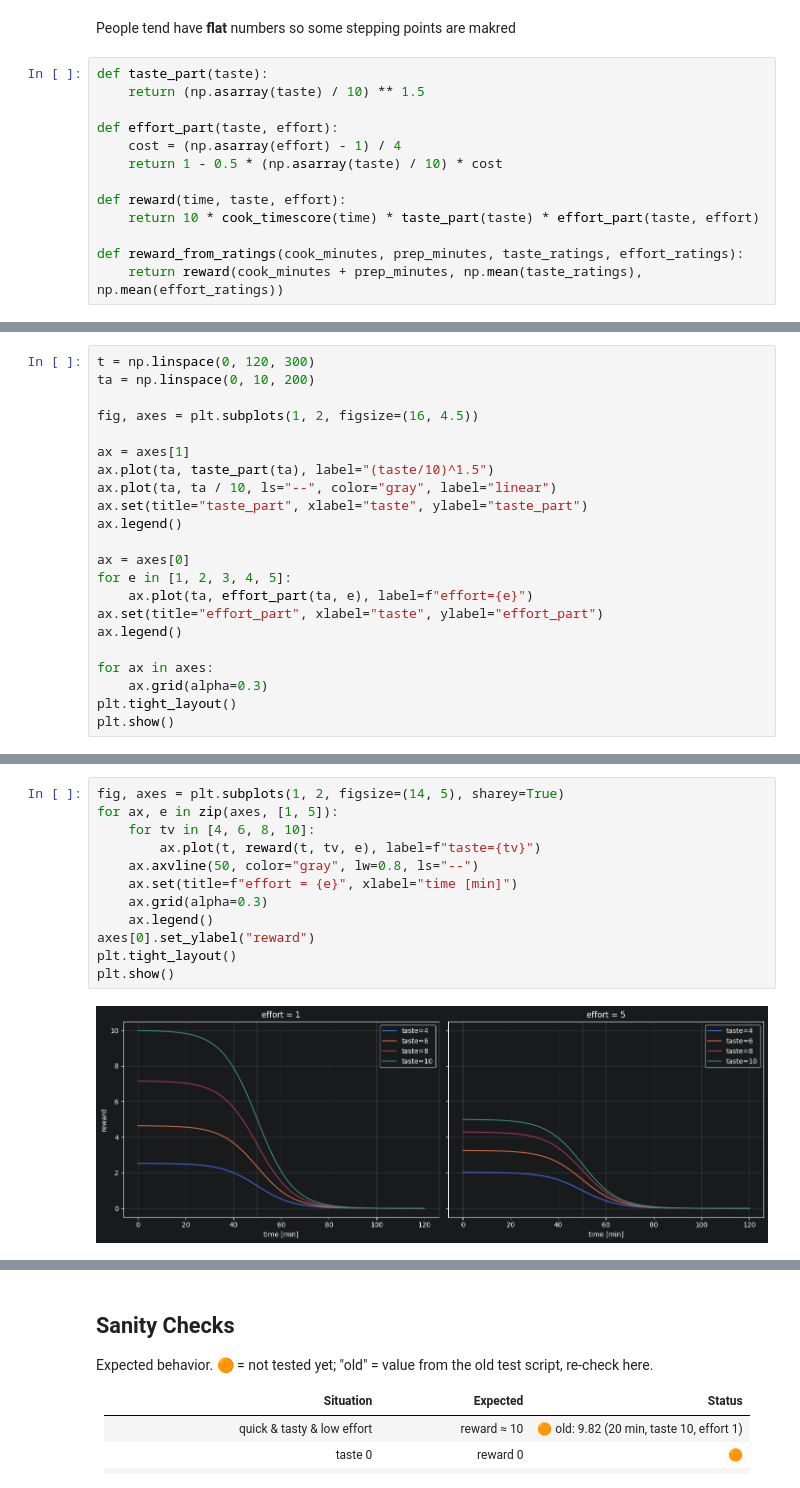
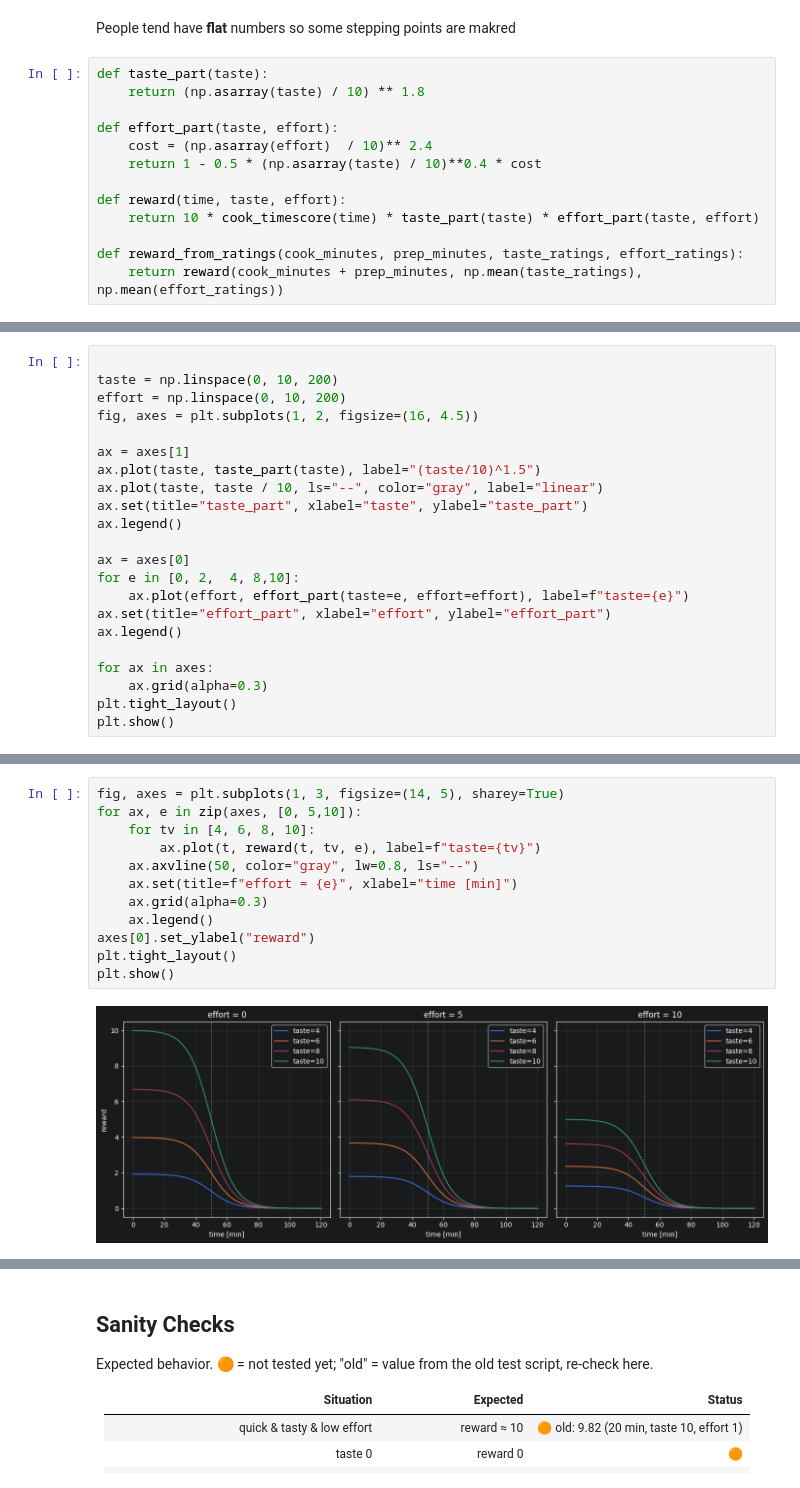
Before and after one commit to FunPhantasie/SmartFood, a Jupyter notebook: docs/Testing/reward_score.ipynb, the cells around one changed output, grey strips where cells are left out. Saved outputs shown, nothing was run; the diff lists cells and outputs as text.

```diff
--- a/docs/Testing/reward_score.ipynb
+++ b/docs/Testing/reward_score.ipynb
@@ -48,11 +48,11 @@ plt.show()
  People tend have **flat**  numbers so some stepping points are makred
 # %%
 def taste_part(taste):
-    return (np.asarray(taste) / 10) ** 1.5
+    return (np.asarray(taste) / 10) ** 1.8
 
 def effort_part(taste, effort):
-    cost = (np.asarray(effort) - 1) / 4
-    return 1 - 0.5 * (np.asarray(taste) / 10) * cost
+    cost = (np.asarray(effort)  / 10)** 2.4
+    return 1 - 0.5 * (np.asarray(taste) / 10)**0.4 * cost
 
 def reward(time, taste, effort):
     return 10 * cook_timescore(time) * taste_part(taste) * effort_part(taste, effort)
@@ -80,21 +80,21 @@ $$
 \text{reward} = 10 \cdot \text{timescore} \cdot \text{taste\_part} \cdot \text{effort\_part} \in [0, 10]
 $$
 # %%
-t = np.linspace(0, 120, 300)
-ta = np.linspace(0, 10, 200)
 
+taste = np.linspace(0, 10, 200)
+effort = np.linspace(0, 10, 200)
 fig, axes = plt.subplots(1, 2, figsize=(16, 4.5))
 
 ax = axes[1]
-ax.plot(ta, taste_part(ta), label="(taste/10)^1.5")
-ax.plot(ta, ta / 10, ls="--", color="gray", label="linear")
+ax.plot(taste, taste_part(taste), label="(taste/10)^1.5")
+ax.plot(taste, taste / 10, ls="--", color="gray", label="linear")
 ax.set(title="taste_part", xlabel="taste", ylabel="taste_part")
 ax.legend()
 
 ax = axes[0]
-for e in [1, 2, 3, 4, 5]:
-    ax.plot(ta, effort_part(ta, e), label=f"effort={e}")
-ax.set(title="effort_part", xlabel="taste", ylabel="effort_part")
+for e in [0, 2,  4, 8,10]:
+    ax.plot(effort, effort_part(taste=e, effort=effort), label=f"taste={e}")
+ax.set(title="effort_part", xlabel="effort", ylabel="effort_part")
 ax.legend()
 
 for ax in axes:
@@ -106,17 +106,17 @@ plt.show()
 # %%
-fig, axes = plt.subplots(1, 2, figsize=(14, 5), sharey=True)
-for ax, e in zip(axes, [1, 5]):
+fig, axes = plt.subplots(1, 3, figsize=(14, 5), sharey=True)
+for ax, e in zip(axes, [0, 5,10]):
     for tv in [4, 6, 8, 10]:
         ax.plot(t, reward(t, tv, e), label=f"taste={tv}")
     ax.axvline(50, color="gray", lw=0.8, ls="--")
     ax.set(title=f"effort = {e}", xlabel="time [min]")
     ax.grid(alpha=0.3)
     ax.legend()
 axes[0].set_ylabel("reward")
 plt.tight_layout()
 plt.show()
 # %% [output]
-[figure, old version]
+[figure, new version]
 # %% [markdown]
 
 
```
Also changed, not shown: parts of 5 cells of this notebook, 1 other file.
